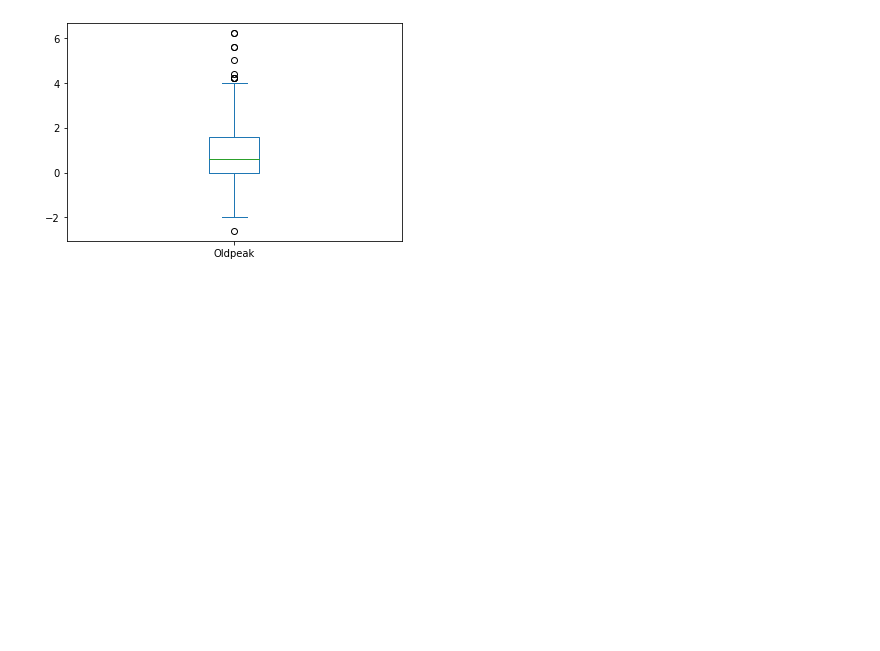
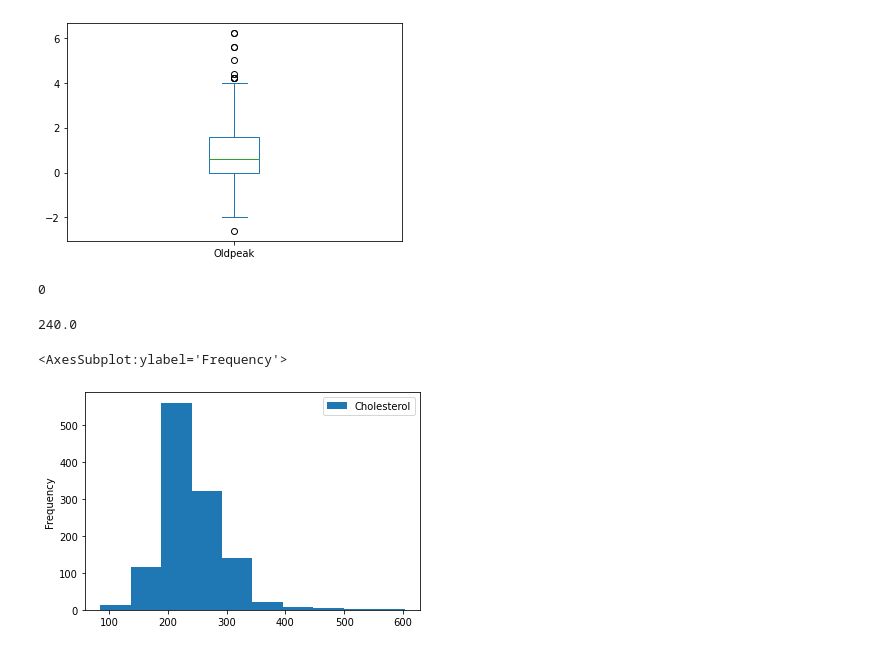
Before and after one commit to QinzhengSun/Iteration4, a Jupyter notebook: Iteration4PySpark.ipynb, the cells around one changed output. Drawn from its saved outputs; the diff is of its cells as text; code cells hidden in the pictures; blank space fills up the shorter version.

```diff
--- a/Iteration4PySpark.ipynb
+++ b/Iteration4PySpark.ipynb
@@ -229,3 +217,22 @@ df_merged.select("Oldpeak").toPandas().plot.box()
 [figure]
 [figure]
 [figure]
+# %%
+df_filtered = df_merged.filter(df_merged['RestingBP'] != 0)
+df_filtered.filter(df_merged["RestingBP"] == 0).count()
+# %% [output]
+0
+# %%
+non_zero_cholesterol = df_filtered.filter(df_filtered['Cholesterol'] != 0)
+chol_median = non_zero_cholesterol.approxQuantile(col='Cholesterol',probabilities=[0.5,],relativeError=0)
+chol_median[0]
+# %% [output]
+240.0
+# %%
+from pyspark.sql.functions import when
+df_filtered = df_filtered.withColumn('Cholesterol', when(df_filtered['Cholesterol'] == 0, chol_median[0]).otherwise(df_filtered['Cholesterol']))
+# %%
+df_filtered.select("Cholesterol").toPandas().plot.hist()
+# %% [output]
+<AxesSubplot:ylabel='Frequency'>
+[figure, added]
```
Also changed, not shown: parts of 5 cells of this notebook.
